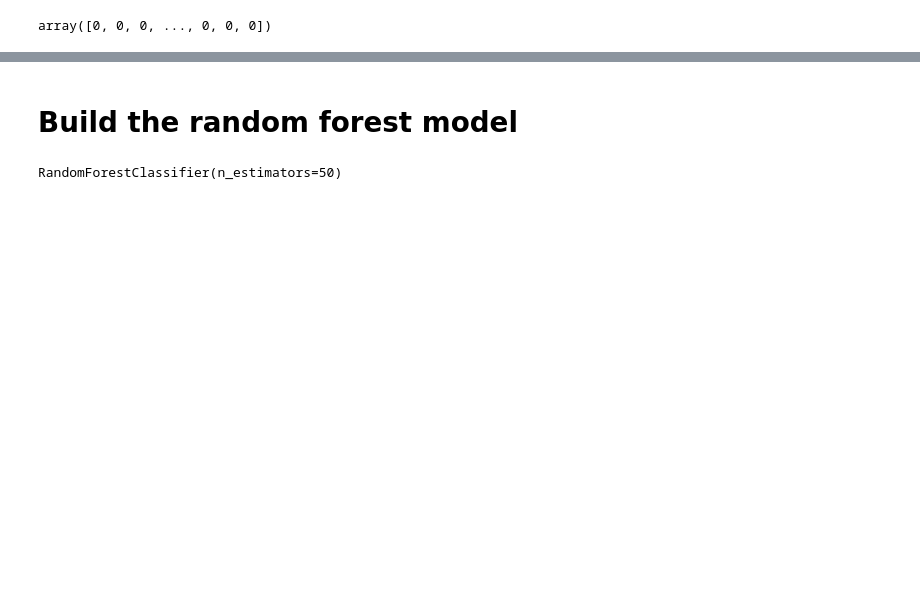
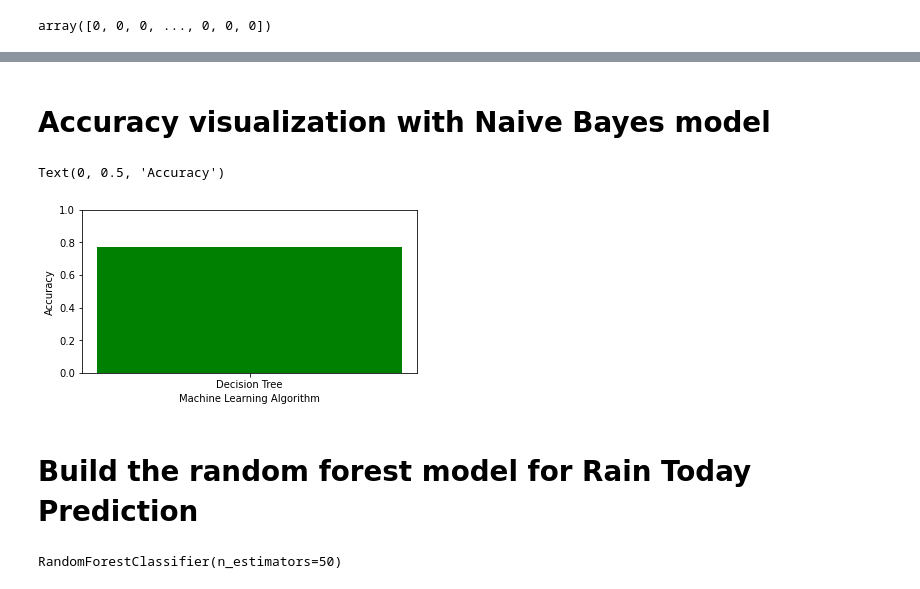
Before and after one commit to sandamaligeethika/ML_Assignment2_IT19120058_IT19120294_IT19147956, a Jupyter notebook: Assignment2.ipynb, the cells around one changed output, grey strips where cells are left out. Drawn from its saved outputs; the diff is of its cells as text; code cells hidden in the pictures; blank space fills up the shorter version.

Commit message:
Add accuracy visualization for rain today prediction models

```diff
--- a/Assignment2.ipynb
+++ b/Assignment2.ipynb
@@ -487,5 +487,20 @@ array([[33164,     0],
+# %% [markdown]
+# Accuracy visualization with Naive Bayes model
+# %%
+import matplotlib.pyplot as plt
+%matplotlib inline
+#Adjust figure size
+plt.figure(figsize=(6,3))
+plt.ylim(0.0, 1.0)
+#X-axis, Y-axis -> value of that model
+plt.bar("Decision Tree",(accuracy_score(Y_test,predictions)),width=0.5,color="green")
+plt.xlabel("Machine Learning Algorithm")
+plt.ylabel("Accuracy")
+# %% [output]
+Text(0, 0.5, 'Accuracy')
+[figure, added]
 # %% [markdown]
-# Build the random forest model
+# Build the random forest model for Rain Today Prediction
 # %%
 #import random forest classifier
 from sklearn.ensemble import RandomForestClassifier
```
Also changed, not shown: parts of 20 cells of this notebook.
